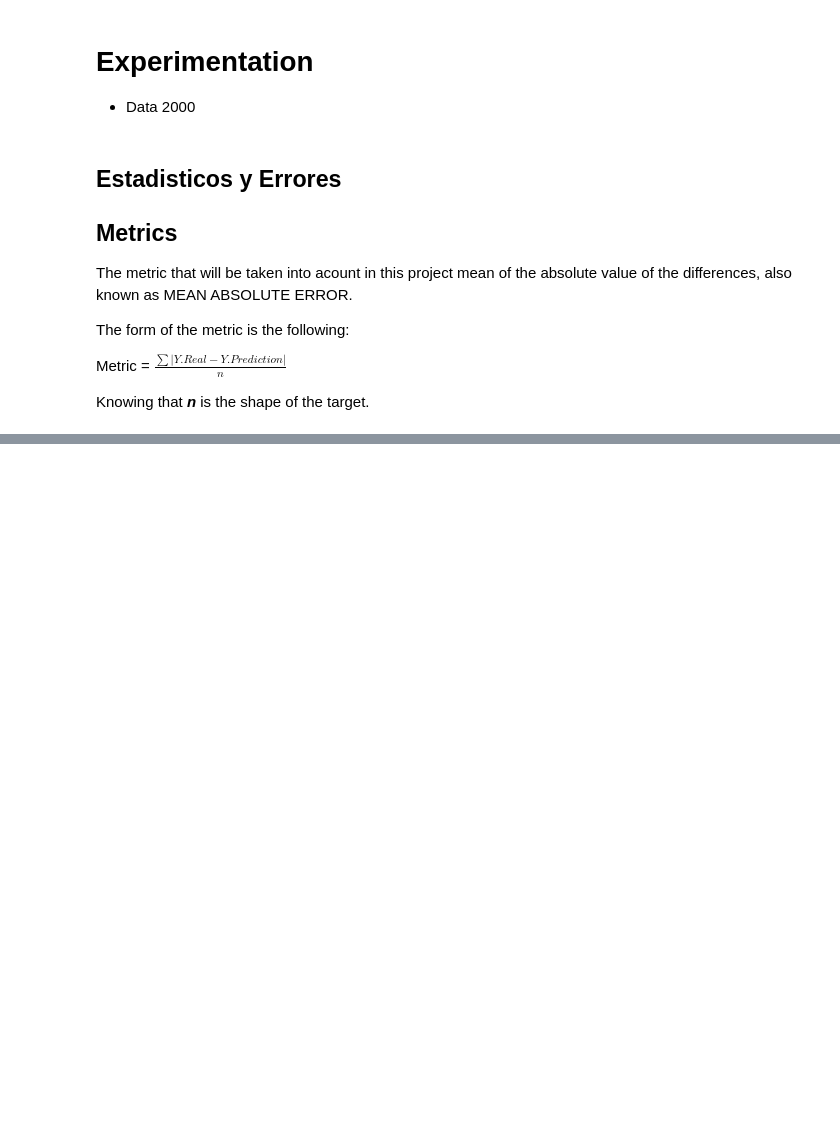
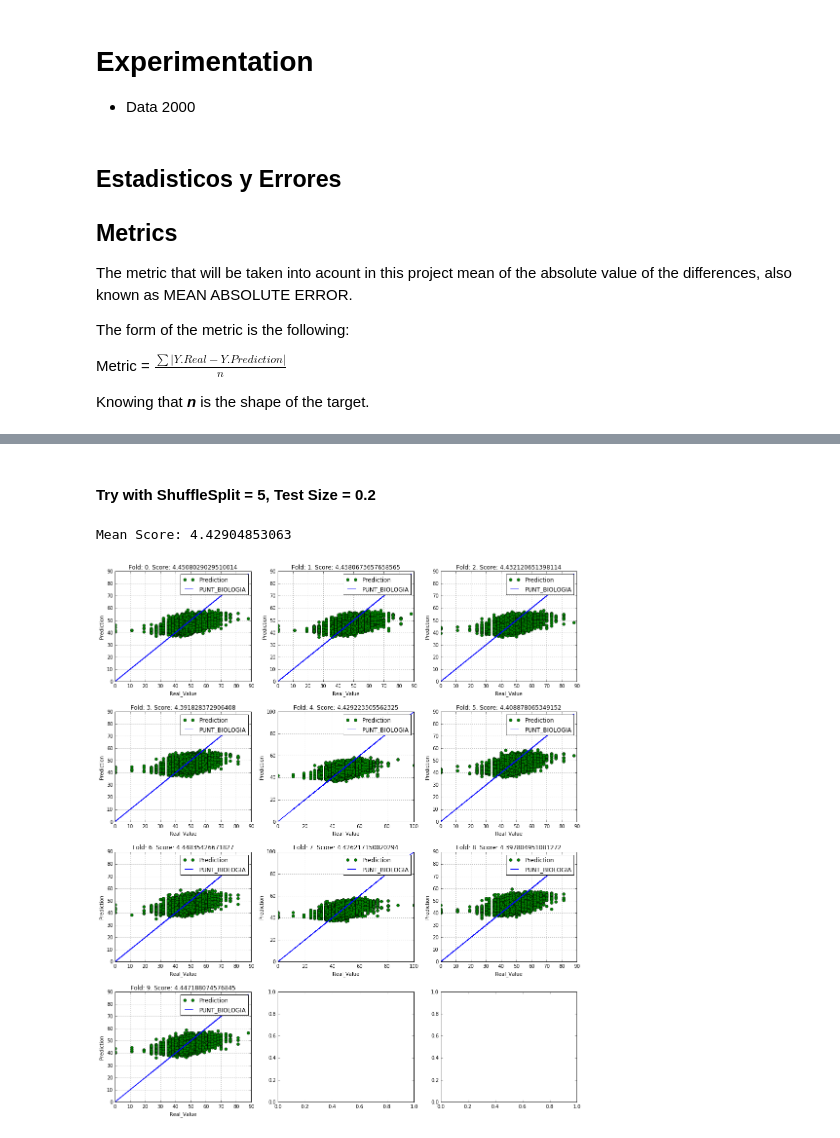
Before and after one commit to AronForero/ICFESProject, a Jupyter notebook: New_Project/Descriptive_Analisis/Analysis/Analysis_2000_V2.ipynb, the cells around one changed output, grey strips where cells are left out. Saved outputs shown, nothing was run; the diff lists cells and outputs as text; code cells hidden in the pictures; blank space fills up the shorter version.

```diff
--- a/New_Project/Descriptive_Analisis/Analysis/Analysis_2000_V2.ipynb
+++ b/New_Project/Descriptive_Analisis/Analysis/Analysis_2000_V2.ipynb
@@ -159,0 +147,9 @@ mean_score: 10.49610886276872
+# %% [markdown]
+#### Try with ShuffleSplit = 5, Test Size = 0.2
+# %%
+rs = ShuffleSplit(n = X.shape[0], n_iter=10, test_size=0.2)
+Lr = LinearRegression()
+plot_predictions_KF(Lr, 'PUNT_BIOLOGIA', X, Y, rs)
+# %% [output]
+Mean Score: 4.42904853063
+[figure, added]
```
Also changed, not shown: parts of 35 cells of this notebook, 1 other file.
